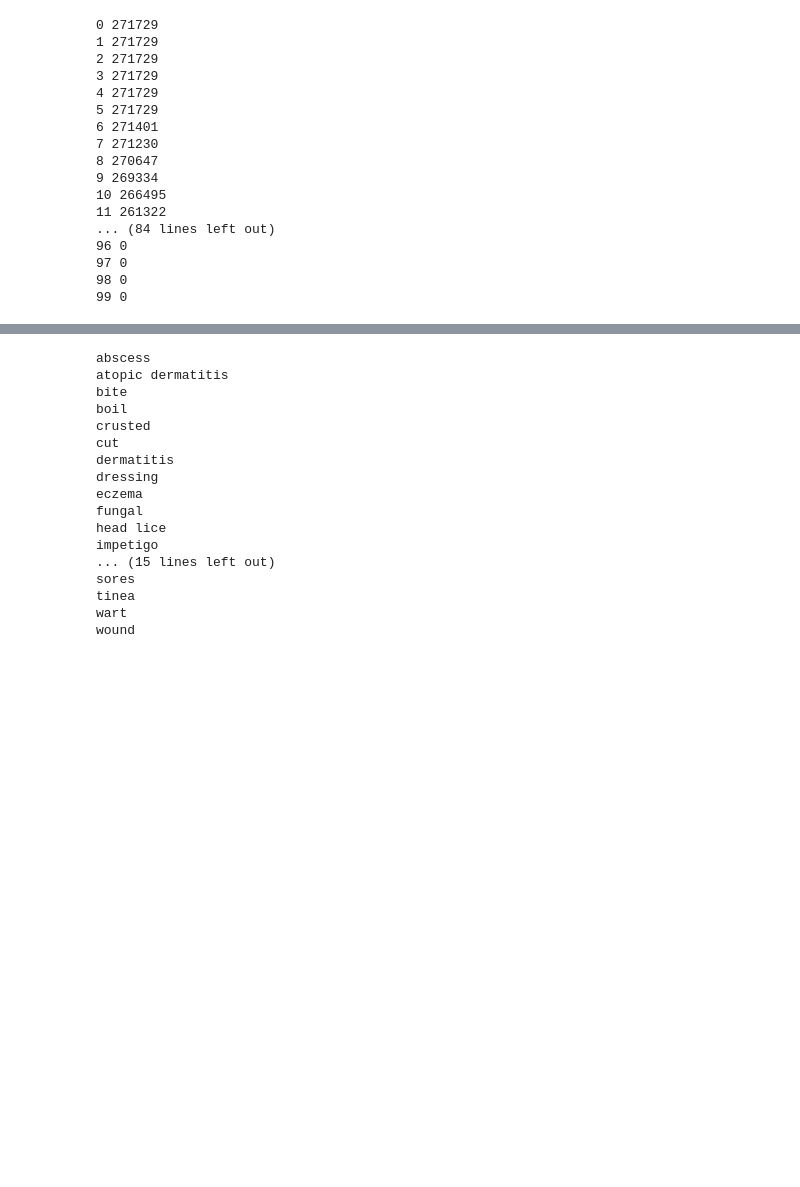
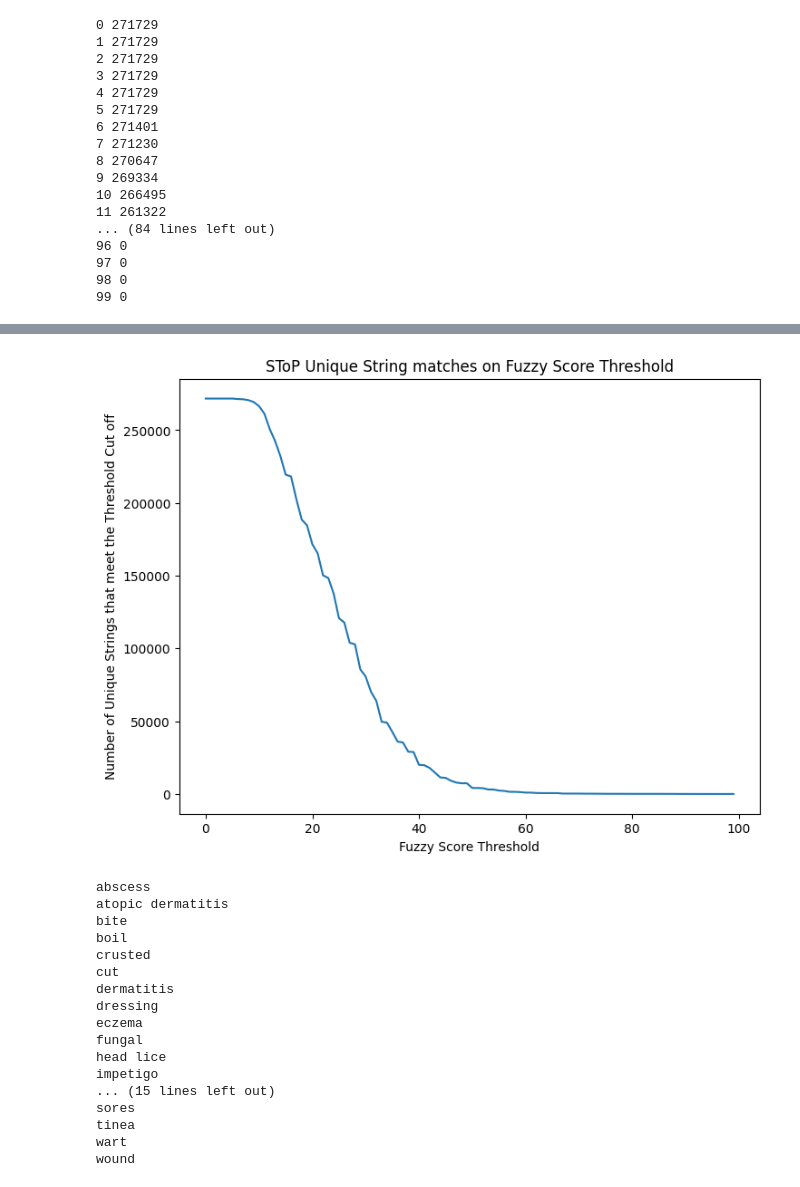
Before and after one commit to MassieGit/SToP_search, a Jupyter notebook: STOP_searchstring.ipynb, the cells around one changed output, grey strips where cells are left out. Cells and saved outputs as stored; diff of their text form; code cells hidden in the pictures; blank space fills up the shorter version.

```diff
--- a/STOP_searchstring.ipynb
+++ b/STOP_searchstring.ipynb
@@ -305,3 +398,34 @@ fuzzy_threshold = sorted(fuzzy_threshold, key = lambda x: (x[1], x[0]))
+# %%
+import matplotlib.pyplot as plt
+
+cutoff_array = []
+threshold_count_array = []
+for a in range (0, len(Threshold_array)):
+    cutoff_array.append(Threshold_array[a][0])
+    threshold_count_array.append(Threshold_array[a][1])
+
+fig = plt.figure()
+ax = fig.add_axes([0,0,1,1])
+
+ax.plot(cutoff_array, threshold_count_array)
+
+#Show every 6 months
+# temp = ax.xaxis.get_ticklabels()
+# temp = list(set(temp) - set(temp[::6]))
+# for label in temp:
+#     label.set_visible(False)
+
+# plt.xticks(rotation = 45) # Rotates X-Axis Ticks by 45-degrees
+# plt.grid(True, linestyle="dashed")
+# plt.legend(bbox_to_anchor=(1.3,1), loc="upper right")
+
+plt.title("SToP Unique String matches on Fuzzy Score Threshold")
+plt.ylabel("Number of Unique Strings that meet the Threshold Cut off")
+plt.xlabel("Fuzzy Score Threshold")
+
+plt.show()
+# %% [output]
+[figure, added]
 # %%
 temp = []
 for a in range (0, len(fuzzy_threshold)):
```
Also changed, not shown: parts of 7 cells of this notebook, 1 other file.
